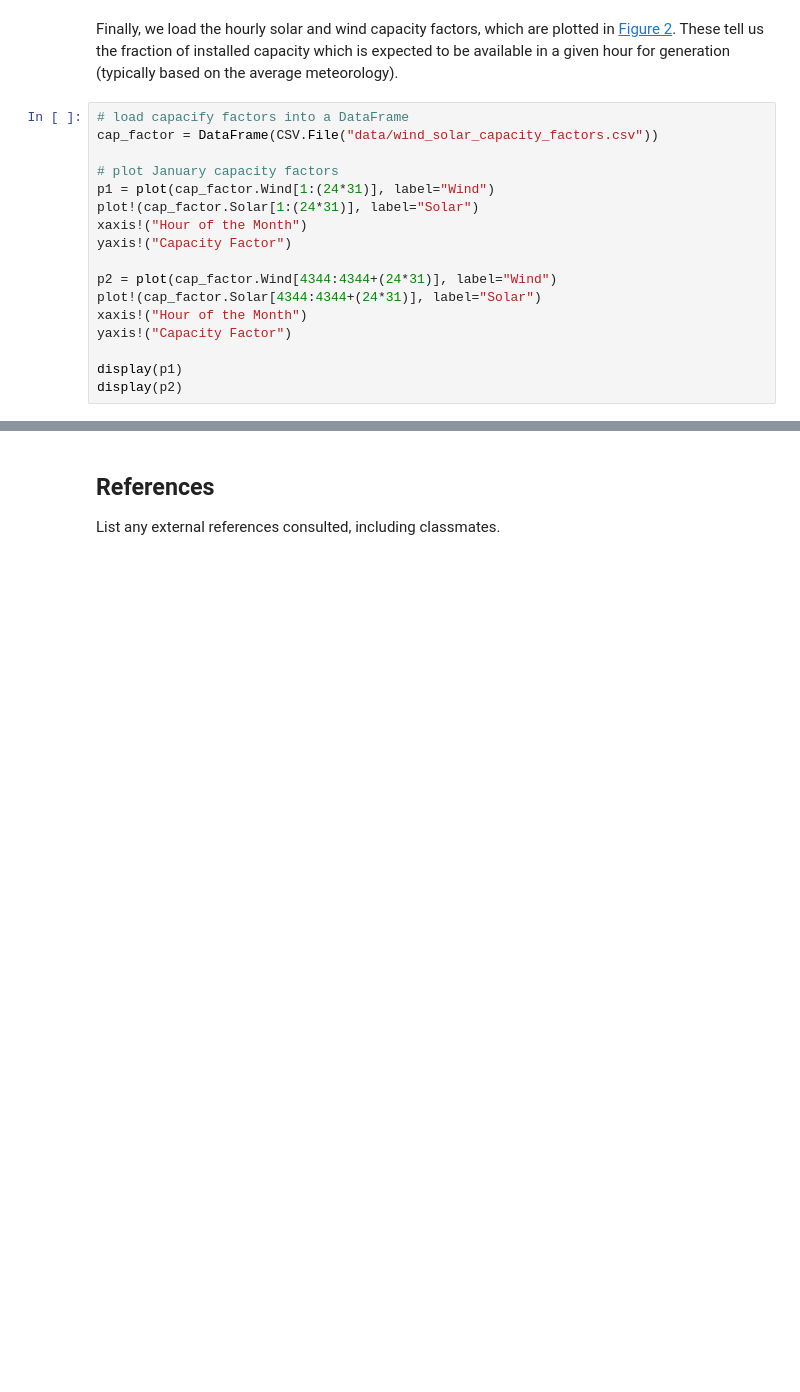
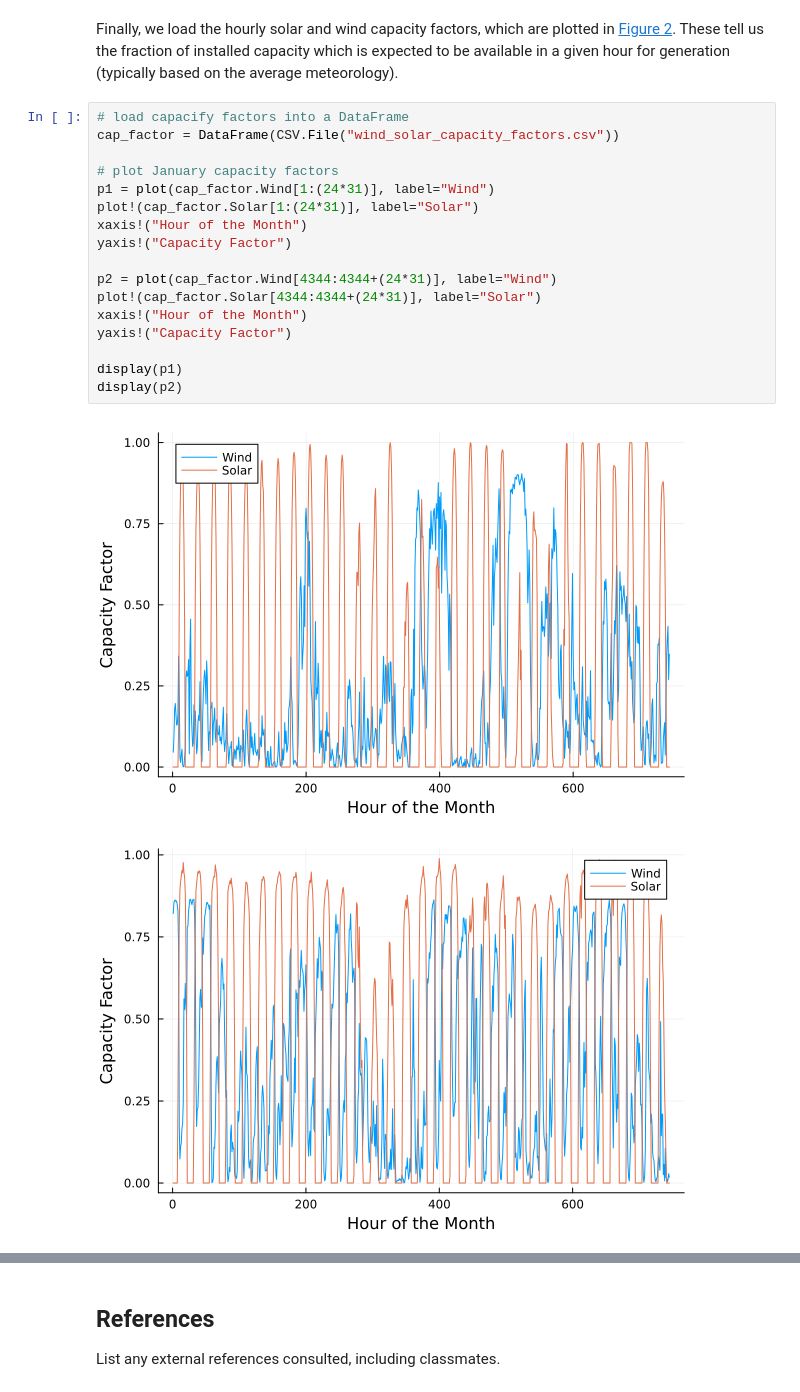
Before and after one commit to BEE4750-FA24/hw4-work, a Jupyter notebook: hw04.ipynb, the cells around one changed output, grey strips where cells are left out. Cells and saved outputs as stored; diff of their text form; blank space fills up the shorter version.

```diff
--- a/hw04.ipynb
+++ b/hw04.ipynb
@@ -470,21 +426,24 @@ available in a given hour for generation (typically based on the average
 meteorology).
 # %%
 # load capacify factors into a DataFrame
-cap_factor = DataFrame(CSV.File("data/wind_solar_capacity_factors.csv"))
+cap_factor = DataFrame(CSV.File("wind_solar_capacity_factors.csv"))
 
 # plot January capacity factors
 p1 = plot(cap_factor.Wind[1:(24*31)], label="Wind")
 plot!(cap_factor.Solar[1:(24*31)], label="Solar")
 xaxis!("Hour of the Month")
 yaxis!("Capacity Factor")
 
 p2 = plot(cap_factor.Wind[4344:4344+(24*31)], label="Wind")
 plot!(cap_factor.Solar[4344:4344+(24*31)], label="Solar")
 xaxis!("Hour of the Month")
 yaxis!("Capacity Factor")
 
 display(p1)
 display(p2)
+# %% [output]
+[figure, added]
+[figure, added]
 # %% [markdown]
 You have been asked to develop a generating capacity expansion plan for
 the utility in Riley County, NY, which currently has no existing
```
Also changed, not shown: parts of 25 cells of this notebook.
